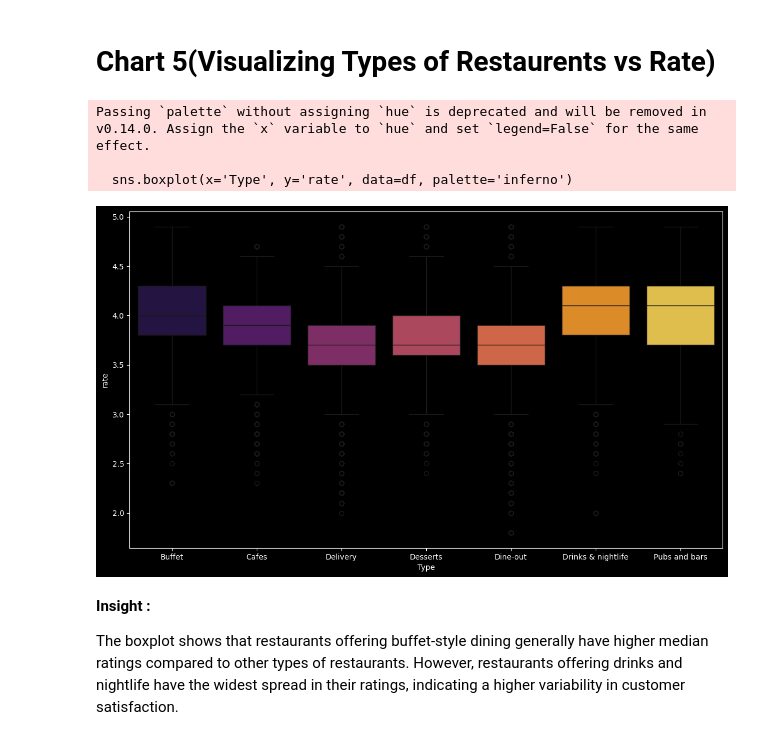
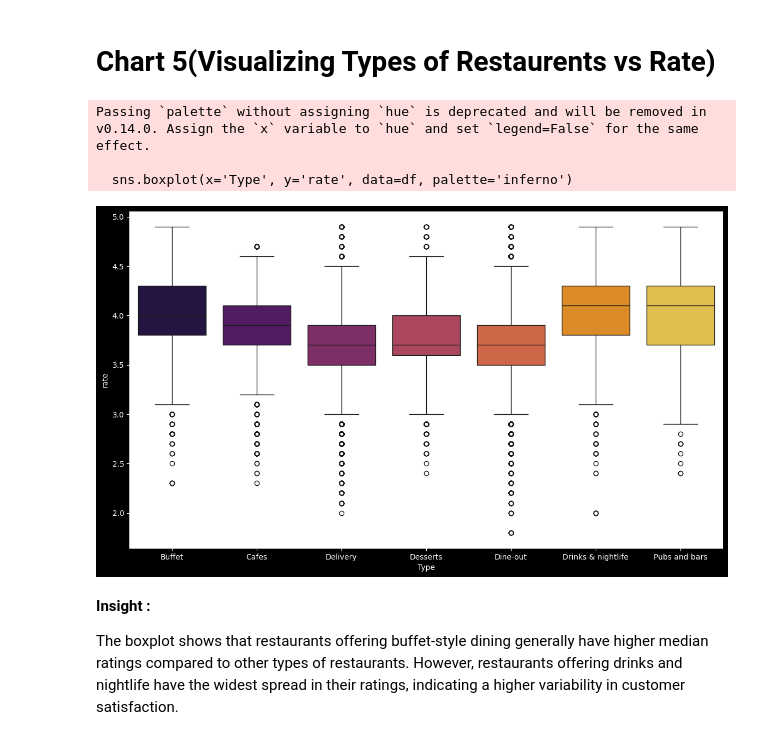
Before and after one commit to Akansha2401/Sprint1, a Jupyter notebook: Zomata_dataset_analysis_pythoncode.ipynb, the cells around one changed output. Drawn from its saved outputs; the diff is of its cells as text; code cells hidden in the pictures.

```diff
--- a/Zomata_dataset_analysis_pythoncode.ipynb
+++ b/Zomata_dataset_analysis_pythoncode.ipynb
@@ -854,18 +874,21 @@ The pivot table shows the number of restaurants in each location that offer tabl
 # %%
 # Set the figure size to 14x8 for a wider display
 plt.figure(figsize=(14, 8))
 
 # Create a boxplot to show the distribution of 'rate' based on 'Type'
 # 'Type' is on the x-axis and 'rate' is on the y-axis, with 'inferno' color palette
 sns.boxplot(x='Type', y='rate', data=df, palette='inferno')
 
+# Change the background color of the axes
+plt.gca().set_facecolor('white')  # Changing to white
+
 # Display the plot
 plt.show()
 # %% [output]
 Passing `palette` without assigning `hue` is deprecated and will be removed in v0.14.0. Assign the `x` variable to `hue` and set `legend=False` for the same effect.
 
   sns.boxplot(x='Type', y='rate', data=df, palette='inferno')
-[figure, old version]
+[figure, new version]
 # %% [markdown]
 **Insight :**
 
```
Also changed, not shown: parts of 9 cells of this notebook, 2 other files.
